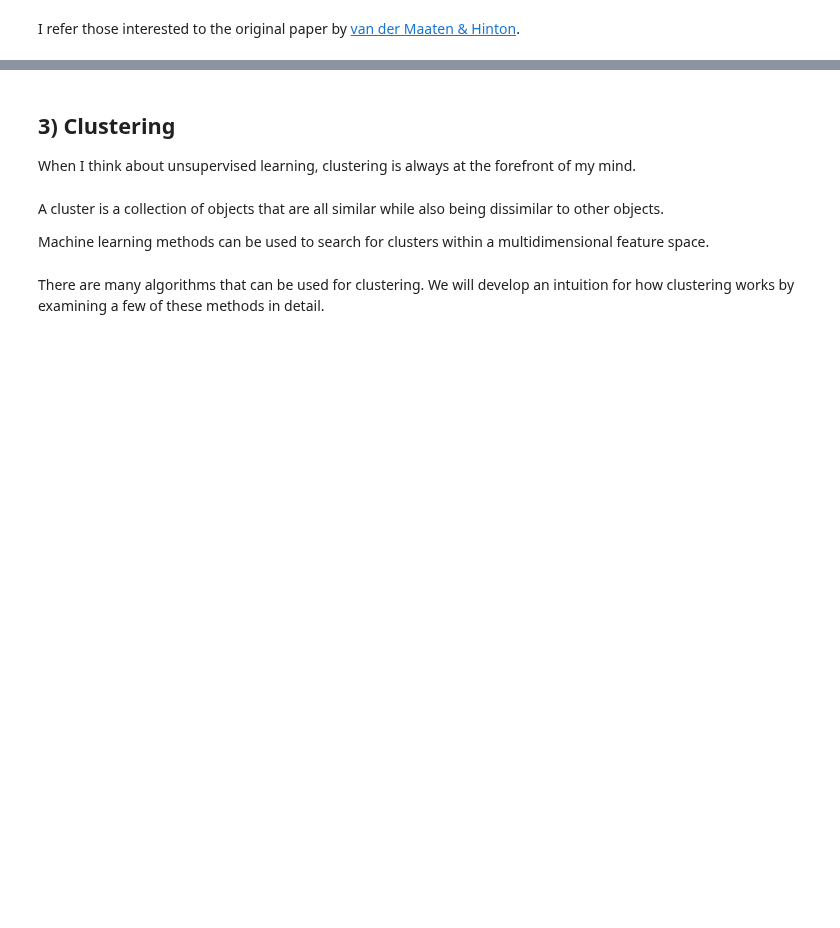
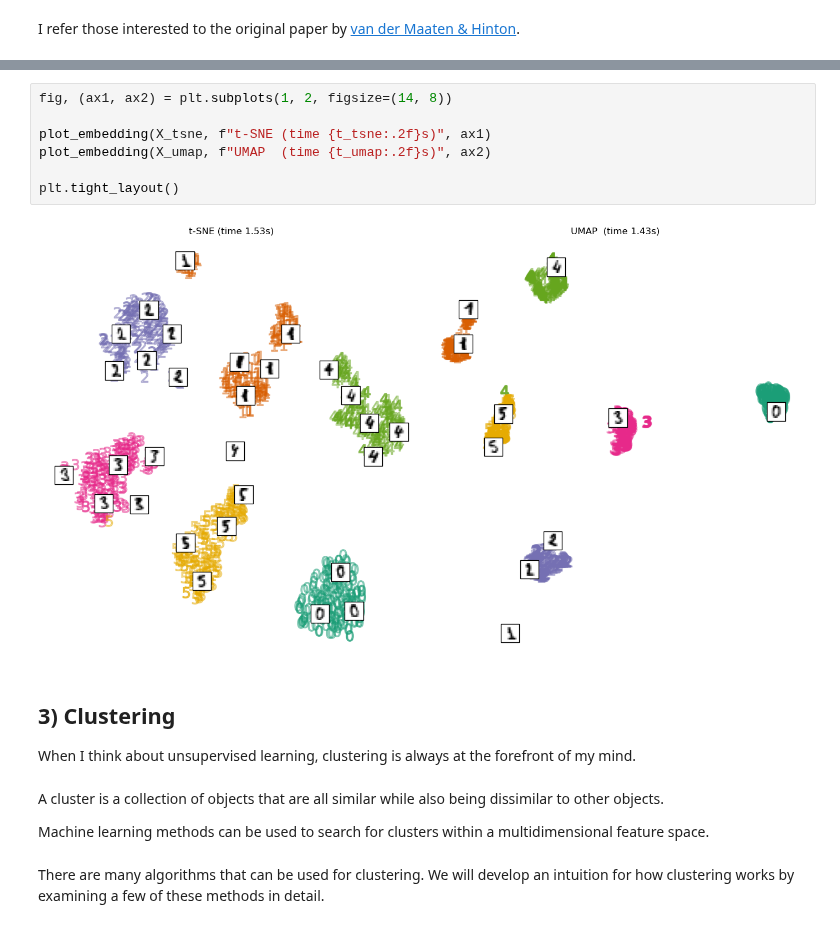
Before and after one commit to ullas-bhat/Session-25, a Jupyter notebook: Day2/IntroductionToUnsupervisedLearning.ipynb, the cells around one changed output, grey strips where cells are left out. Cells and saved outputs as stored; diff of their text form; blank space fills up the shorter version.

```diff
--- a/Day2/IntroductionToUnsupervisedLearning.ipynb
+++ b/Day2/IntroductionToUnsupervisedLearning.ipynb
@@ -162,3 +224,12 @@ I refer those interested to the original paper by [van der Maaten & Hinton](http
+# %%
+fig, (ax1, ax2) = plt.subplots(1, 2, figsize=(14, 8))
+
+plot_embedding(X_tsne, f"t-SNE (time {t_tsne:.2f}s)", ax1)
+plot_embedding(X_umap, f"UMAP  (time {t_umap:.2f}s)", ax2)
+
+plt.tight_layout()
+# %% [output]
+[figure, added]
 # %% [markdown]
 ## 3) Clustering
 
```
Also changed, not shown: parts of 10 cells of this notebook.
